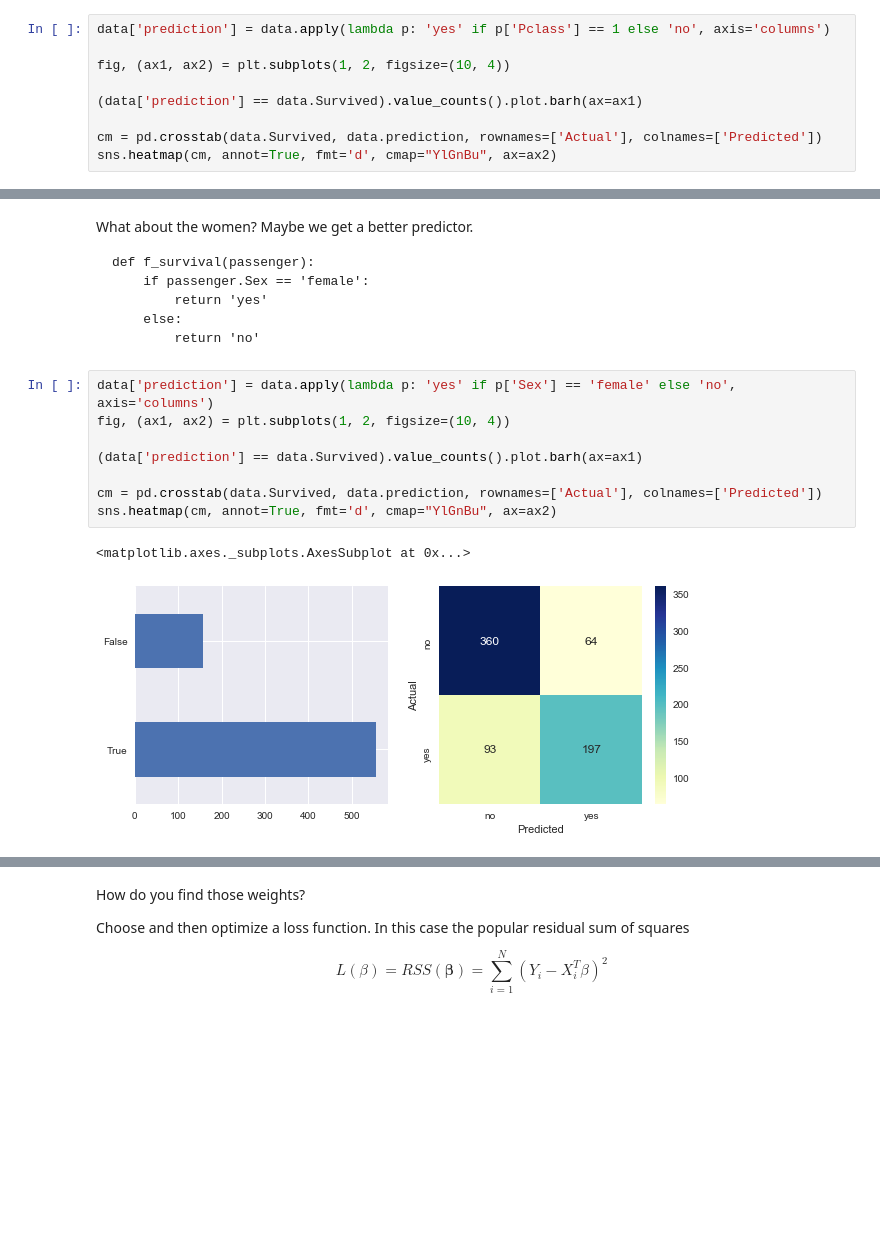
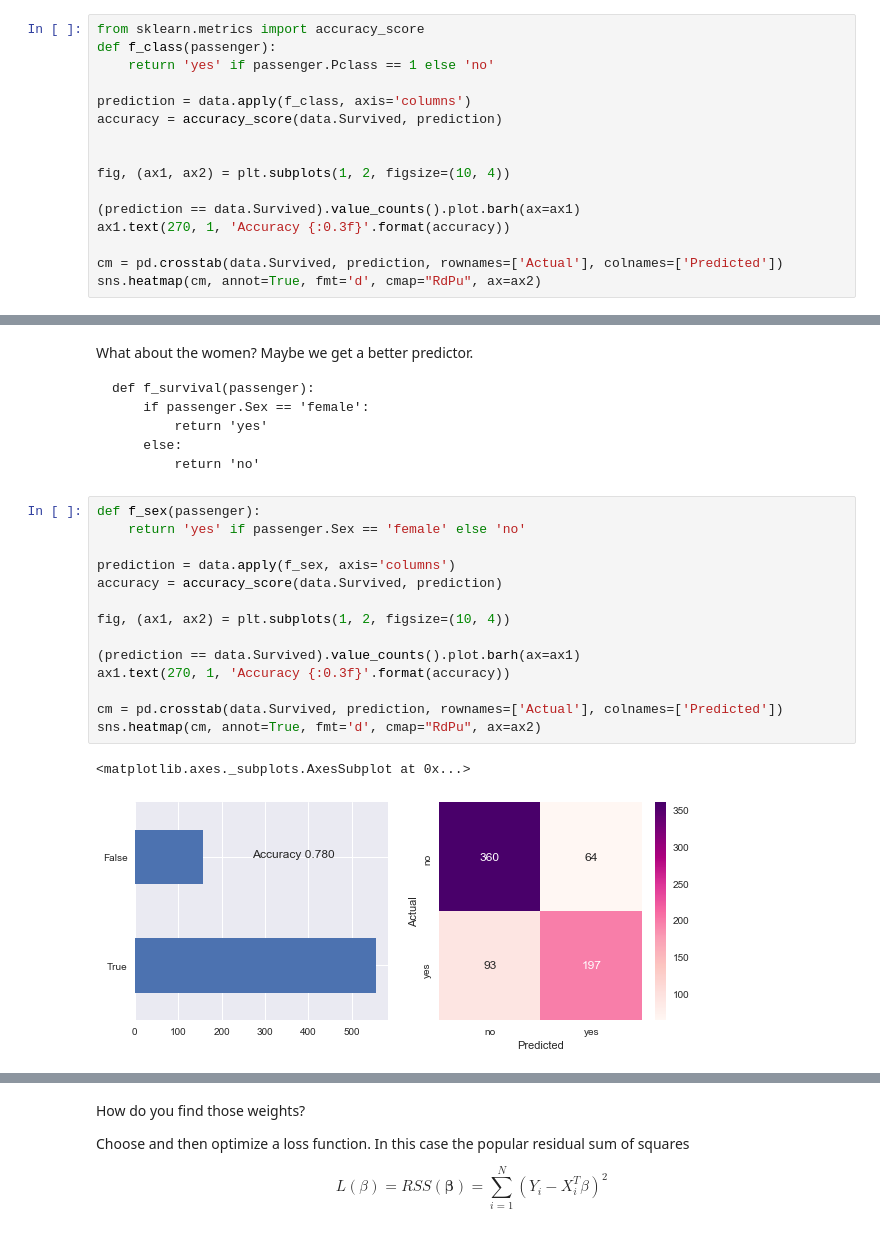
Before and after one commit to Python4AstronomersAndParticlePhysicists/PythonWorkshop-ICE, a Jupyter notebook: notebooks/08_01_MachineLearning.ipynb, the cells around one changed output, grey strips where cells are left out. Saved outputs shown, nothing was run; the diff lists cells and outputs as text; blank space fills up the shorter version.

````diff
--- a/notebooks/08_01_MachineLearning.ipynb
+++ b/notebooks/08_01_MachineLearning.ipynb
@@ -143,11 +146,18 @@ But how do we know whether that predictor is any good?
 # %%
-data['prediction'] = data.apply(lambda p: 'yes' if p['Pclass'] == 1 else 'no', axis='columns')
+from sklearn.metrics import accuracy_score
+def f_class(passenger):
+    return 'yes' if passenger.Pclass == 1 else 'no'
+
+prediction = data.apply(f_class, axis='columns')
+accuracy = accuracy_score(data.Survived, prediction)
+
 
 fig, (ax1, ax2) = plt.subplots(1, 2, figsize=(10, 4))
 
-(data['prediction'] == data.Survived).value_counts().plot.barh(ax=ax1)
+(prediction == data.Survived).value_counts().plot.barh(ax=ax1)
+ax1.text(270, 1, 'Accuracy {:0.3f}'.format(accuracy))
 
-cm = pd.crosstab(data.Survived, data.prediction, rownames=['Actual'], colnames=['Predicted'])
-sns.heatmap(cm, annot=True, fmt='d', cmap="YlGnBu", ax=ax2)
+cm = pd.crosstab(data.Survived, prediction, rownames=['Actual'], colnames=['Predicted'])
+sns.heatmap(cm, annot=True, fmt='d', cmap="RdPu", ax=ax2)
 # %% [output]
 <matplotlib.axes._subplots.AxesSubplot at 0x...>
@@ -163,13 +173,19 @@ def f_survival(passenger):
         return 'no'
 ```
 # %%
-data['prediction'] = data.apply(lambda p: 'yes' if p['Sex'] == 'female' else 'no', axis='columns')
+def f_sex(passenger):
+    return 'yes' if passenger.Sex == 'female' else 'no'
+
+prediction = data.apply(f_sex, axis='columns')
+accuracy = accuracy_score(data.Survived, prediction)
+
 fig, (ax1, ax2) = plt.subplots(1, 2, figsize=(10, 4))
 
-(data['prediction'] == data.Survived).value_counts().plot.barh(ax=ax1)
+(prediction == data.Survived).value_counts().plot.barh(ax=ax1)
+ax1.text(270, 1, 'Accuracy {:0.3f}'.format(accuracy))
 
-cm = pd.crosstab(data.Survived, data.prediction, rownames=['Actual'], colnames=['Predicted'])
-sns.heatmap(cm, annot=True, fmt='d', cmap="YlGnBu", ax=ax2)
+cm = pd.crosstab(data.Survived, prediction, rownames=['Actual'], colnames=['Predicted'])
+sns.heatmap(cm, annot=True, fmt='d', cmap="RdPu", ax=ax2)
 # %% [output]
 <matplotlib.axes._subplots.AxesSubplot at 0x...>
-[figure, old version]
+[figure, new version]
````
Also changed, not shown: parts of 43 cells of this notebook.
